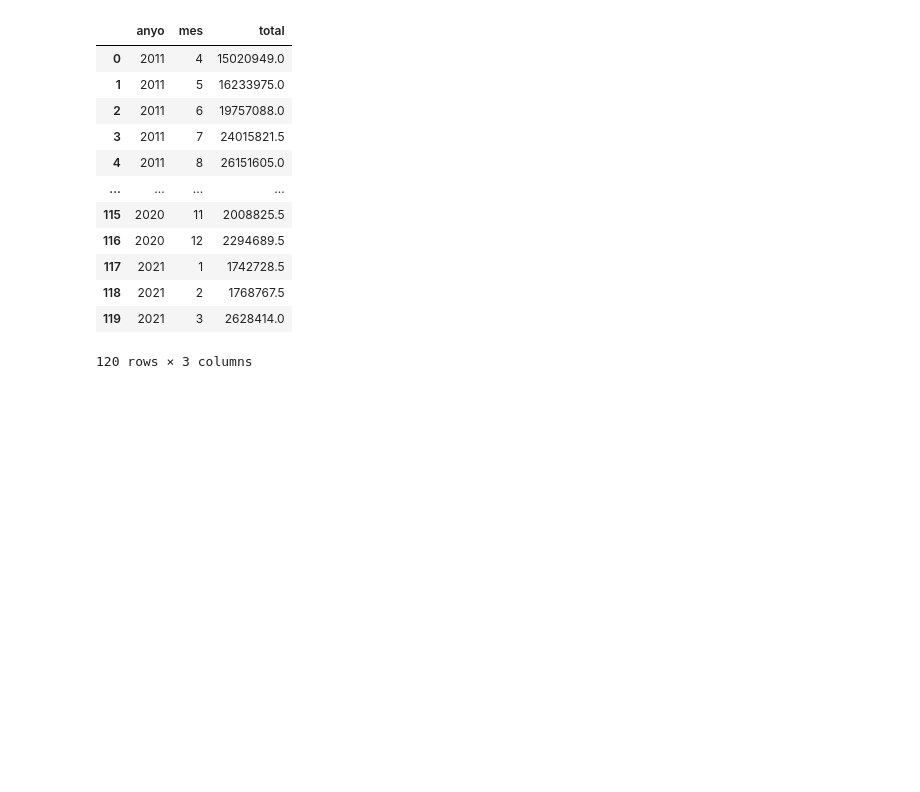
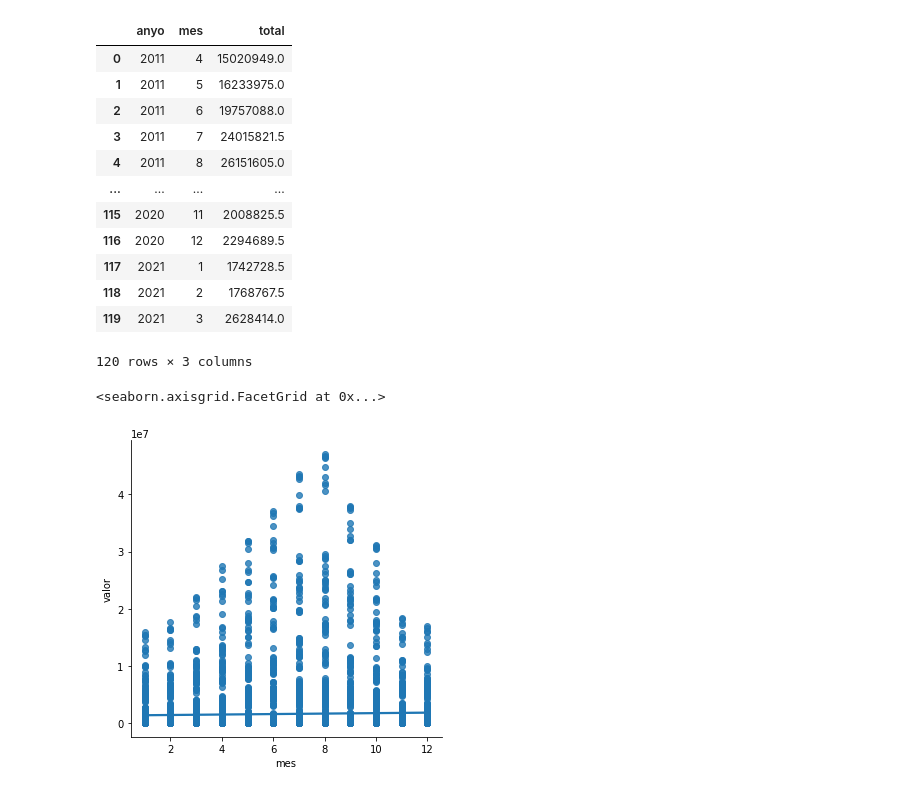
Before and after one commit to miracFence/Datathon-Gran-Canaria, a Jupyter notebook: Smart Destinations/Analisis/CM14_Analysis.ipynb, the cells around one changed output. Saved outputs shown, nothing was run; the diff lists cells and outputs as text; code cells hidden in the pictures; blank space fills up the shorter version.

```diff
--- a/Smart Destinations/Analisis/CM14_Analysis.ipynb
+++ b/Smart Destinations/Analisis/CM14_Analysis.ipynb
@@ -180,3 +180,9 @@ combined_cm14_filtered.groupby(['anyo','mes'], as_index=False)['total'].mean()
 | 118 | 2021 | 2 | 1768767.5 |
 | 119 | 2021 | 3 | 2628414.0 |
 120 rows × 3 columns
+# %%
+combined_cm14_filtered
+sns.lmplot(x="mes", y="valor", data=combined_cm14_filtered)
+# %% [output]
+<seaborn.axisgrid.FacetGrid at 0x...>
+[figure, added]
```
Also changed, not shown: 3 other files.
